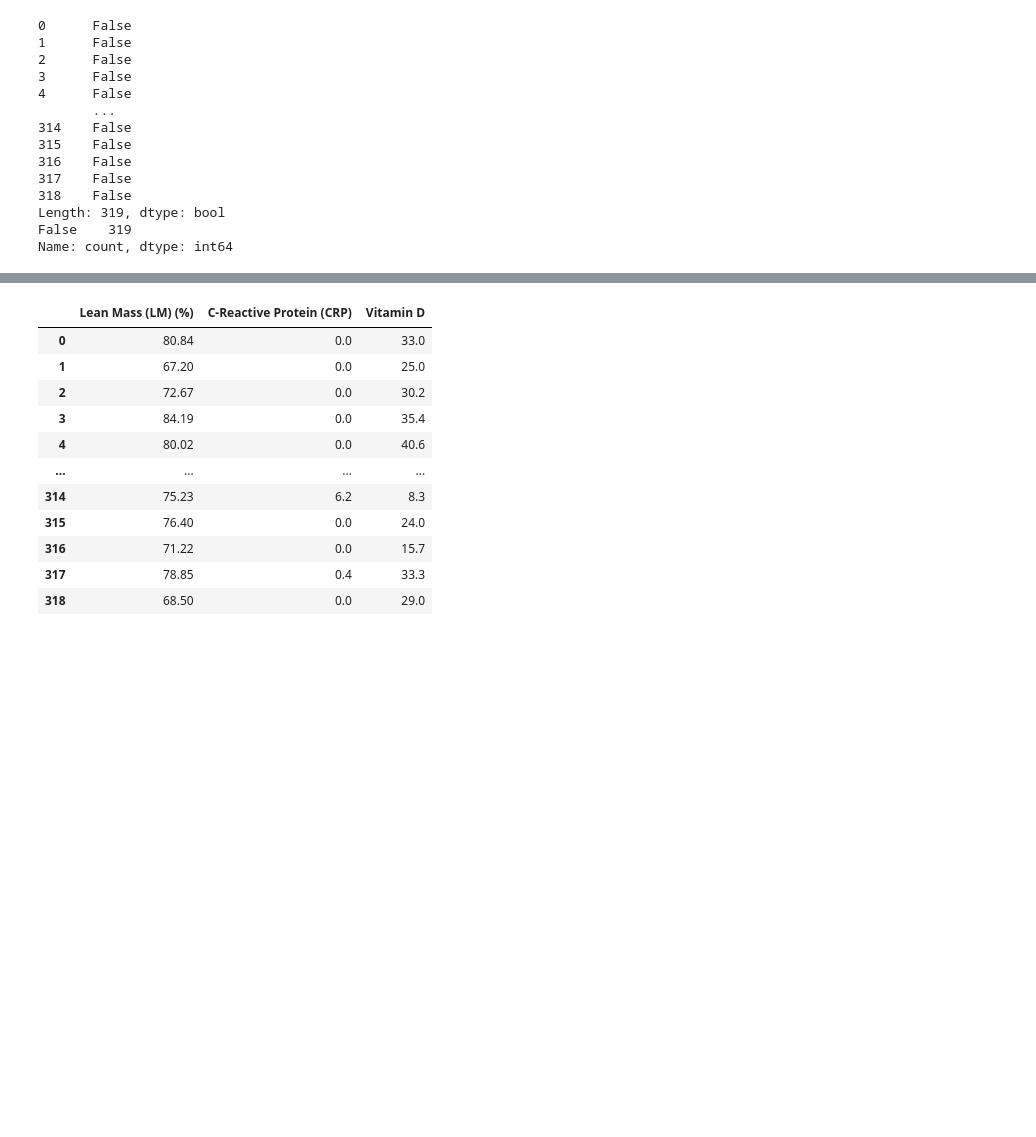
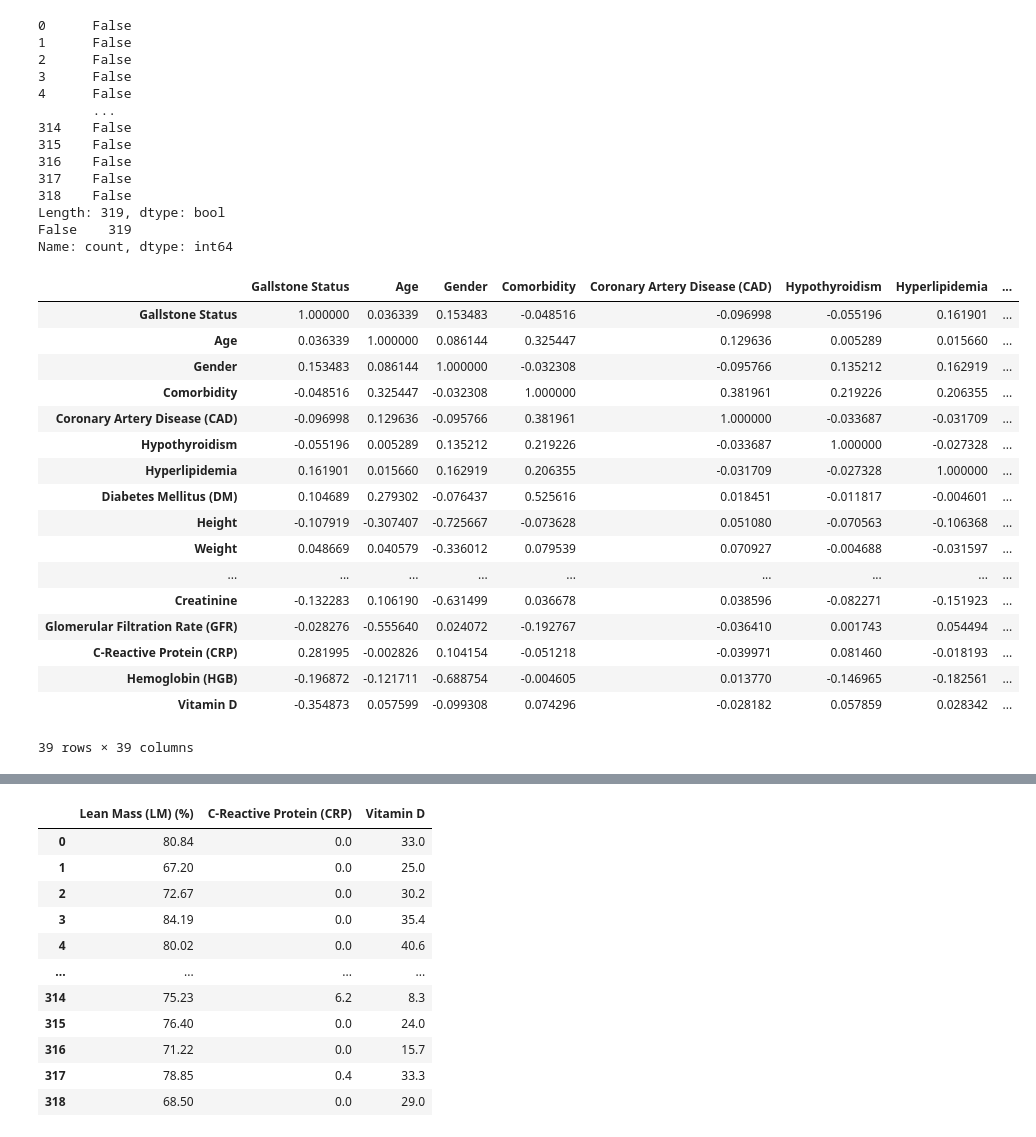
Before and after one commit to DanielT118/Gallstones-Research-Project, a Jupyter notebook: Gallstones_Research_Project.ipynb, the cells around one changed output, grey strips where cells are left out. Drawn from its saved outputs; the diff is of its cells as text; code cells hidden in the pictures; blank space fills up the shorter version.

```diff
--- a/Gallstones_Research_Project.ipynb
+++ b/Gallstones_Research_Project.ipynb
@@ -89,3 +89,24 @@ print(num_duplicates)
 Length: 319, dtype: bool
 False    319
 Name: count, dtype: int64
+# %%
+df.corr()
+# %% [output]
+|  | Gallstone Status | Age | Gender | Comorbidity | Coronary Artery Disease (CAD) | Hypothyroidism | Hyperlipidemia | ... |
+| Gallstone Status | 1.000000 | 0.036339 | 0.153483 | -0.048516 | -0.096998 | -0.055196 | 0.161901 | ... |
+| Age | 0.036339 | 1.000000 | 0.086144 | 0.325447 | 0.129636 | 0.005289 | 0.015660 | ... |
+| Gender | 0.153483 | 0.086144 | 1.000000 | -0.032308 | -0.095766 | 0.135212 | 0.162919 | ... |
+| Comorbidity | -0.048516 | 0.325447 | -0.032308 | 1.000000 | 0.381961 | 0.219226 | 0.206355 | ... |
+| Coronary Artery Disease (CAD) | -0.096998 | 0.129636 | -0.095766 | 0.381961 | 1.000000 | -0.033687 | -0.031709 | ... |
+| Hypothyroidism | -0.055196 | 0.005289 | 0.135212 | 0.219226 | -0.033687 | 1.000000 | -0.027328 | ... |
+| Hyperlipidemia | 0.161901 | 0.015660 | 0.162919 | 0.206355 | -0.031709 | -0.027328 | 1.000000 | ... |
+| Diabetes Mellitus (DM) | 0.104689 | 0.279302 | -0.076437 | 0.525616 | 0.018451 | -0.011817 | -0.004601 | ... |
+| Height | -0.107919 | -0.307407 | -0.725667 | -0.073628 | 0.051080 | -0.070563 | -0.106368 | ... |
+| Weight | 0.048669 | 0.040579 | -0.336012 | 0.079539 | 0.070927 | -0.004688 | -0.031597 | ... |
+| ... | ... | ... | ... | ... | ... | ... | ... | ... |
+| Creatinine | -0.132283 | 0.106190 | -0.631499 | 0.036678 | 0.038596 | -0.082271 | -0.151923 | ... |
+| Glomerular Filtration Rate (GFR) | -0.028276 | -0.555640 | 0.024072 | -0.192767 | -0.036410 | 0.001743 | 0.054494 | ... |
+| C-Reactive Protein (CRP) | 0.281995 | -0.002826 | 0.104154 | -0.051218 | -0.039971 | 0.081460 | -0.018193 | ... |
+| Hemoglobin (HGB) | -0.196872 | -0.121711 | -0.688754 | -0.004605 | 0.013770 | -0.146965 | -0.182561 | ... |
+| Vitamin D | -0.354873 | 0.057599 | -0.099308 | 0.074296 | -0.028182 | 0.057859 | 0.028342 | ... |
+39 rows × 39 columns
```
Also changed, not shown: parts of 2 cells of this notebook.
